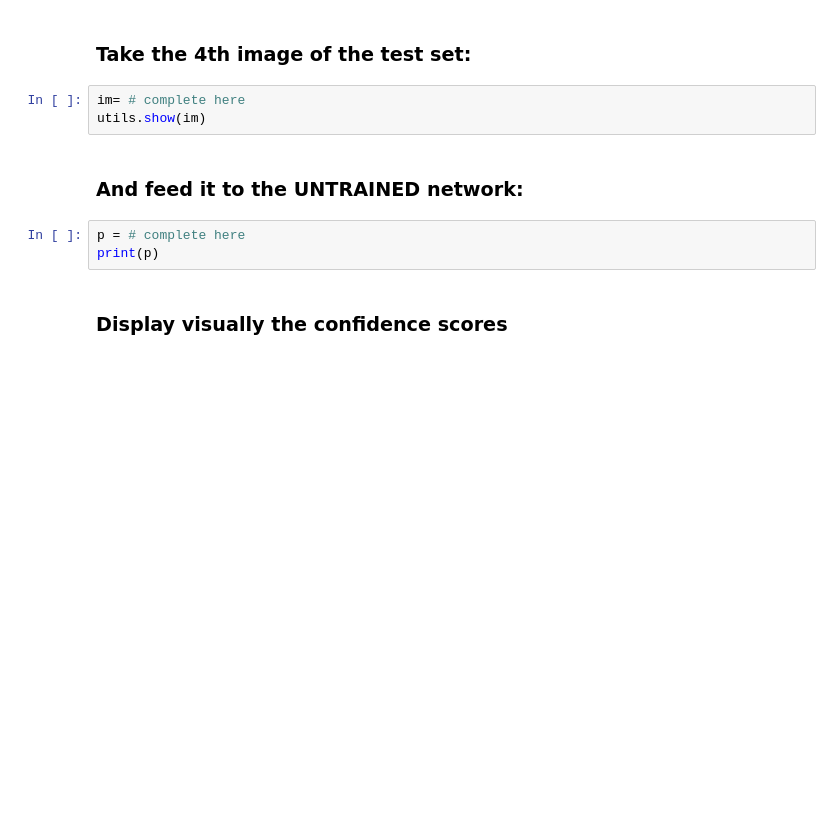
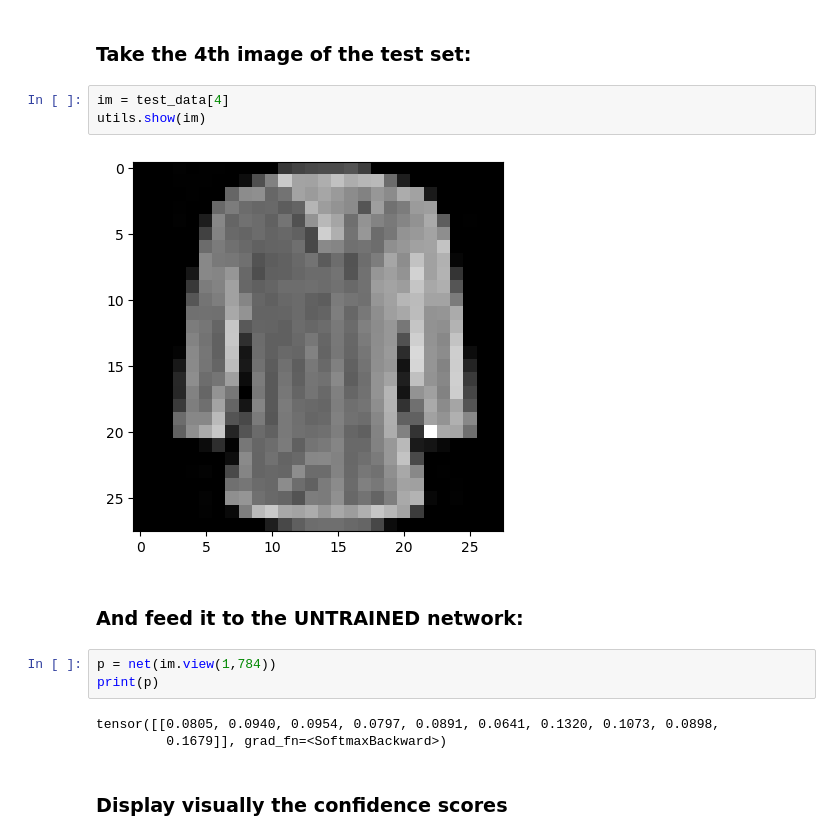
Before and after one commit to alantanlc/CE7454_2019, a Jupyter notebook: codes/labs_lecture03/lab04_train_vanilla_nn/train_vanilla_nn_exercise.ipynb, the cells around one changed output. Saved outputs shown, nothing was run; the diff lists cells and outputs as text; blank space fills up the shorter version.

```diff
--- a/codes/labs_lecture03/lab04_train_vanilla_nn/train_vanilla_nn_exercise.ipynb
+++ b/codes/labs_lecture03/lab04_train_vanilla_nn/train_vanilla_nn_exercise.ipynb
@@ -62,13 +72,18 @@ print(net)
 # %% [markdown]
 ### Take the 4th image of the test set:
 # %%
-im= # complete here
+im = test_data[4]
 utils.show(im)
+# %% [output]
+[figure, added]
 # %% [markdown]
 ### And feed it to the UNTRAINED network:
 # %%
-p = # complete here
+p = net(im.view(1,784))
 print(p)
+# %% [output]
+tensor([[0.0805, 0.0940, 0.0954, 0.0797, 0.0891, 0.0641, 0.1320, 0.1073, 0.0898,
+         0.1679]], grad_fn=<SoftmaxBackward>)
 # %% [markdown]
 ### Display visually the confidence scores
 # %%
```
Also changed, not shown: parts of 10 cells of this notebook, 4 other files.
